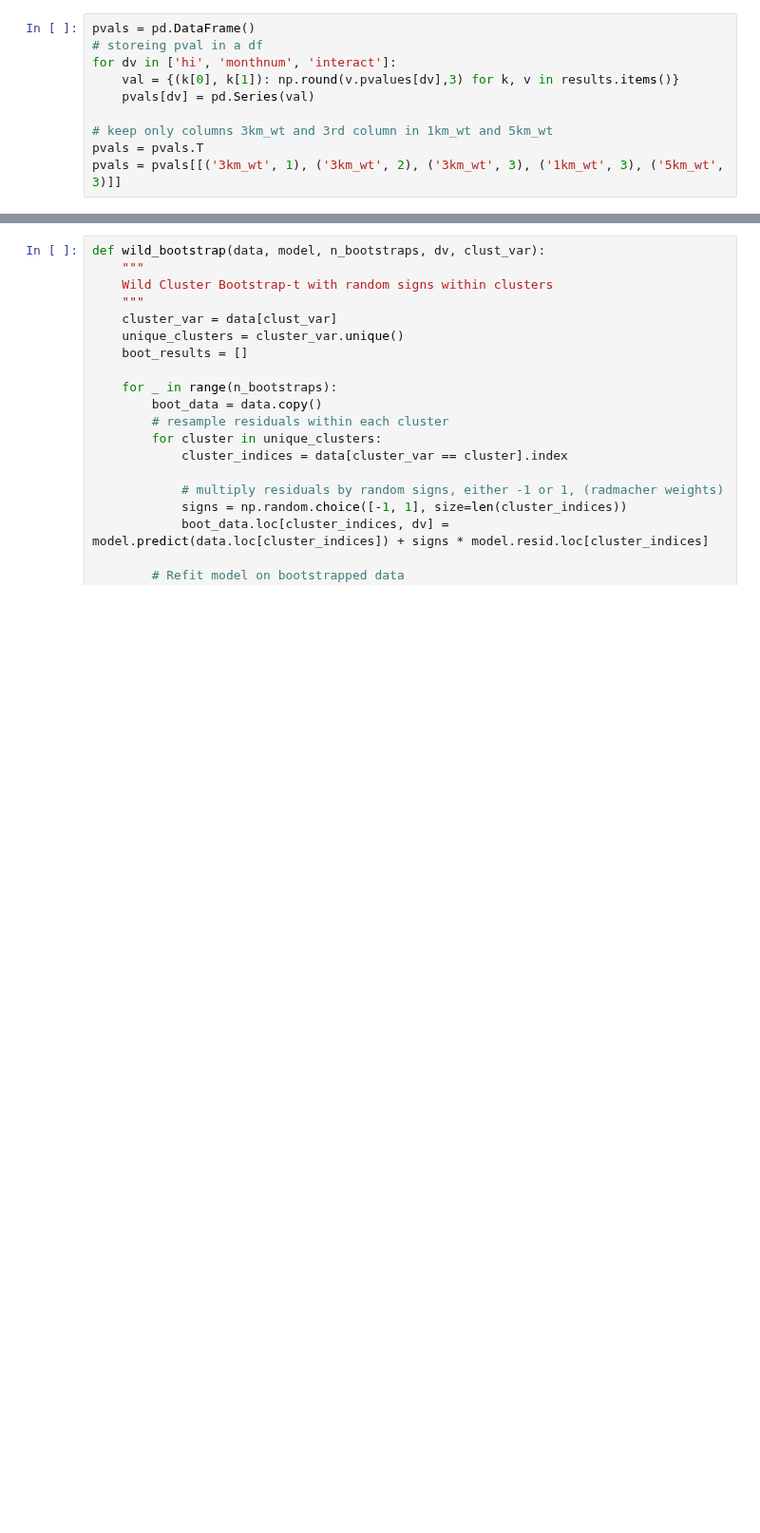
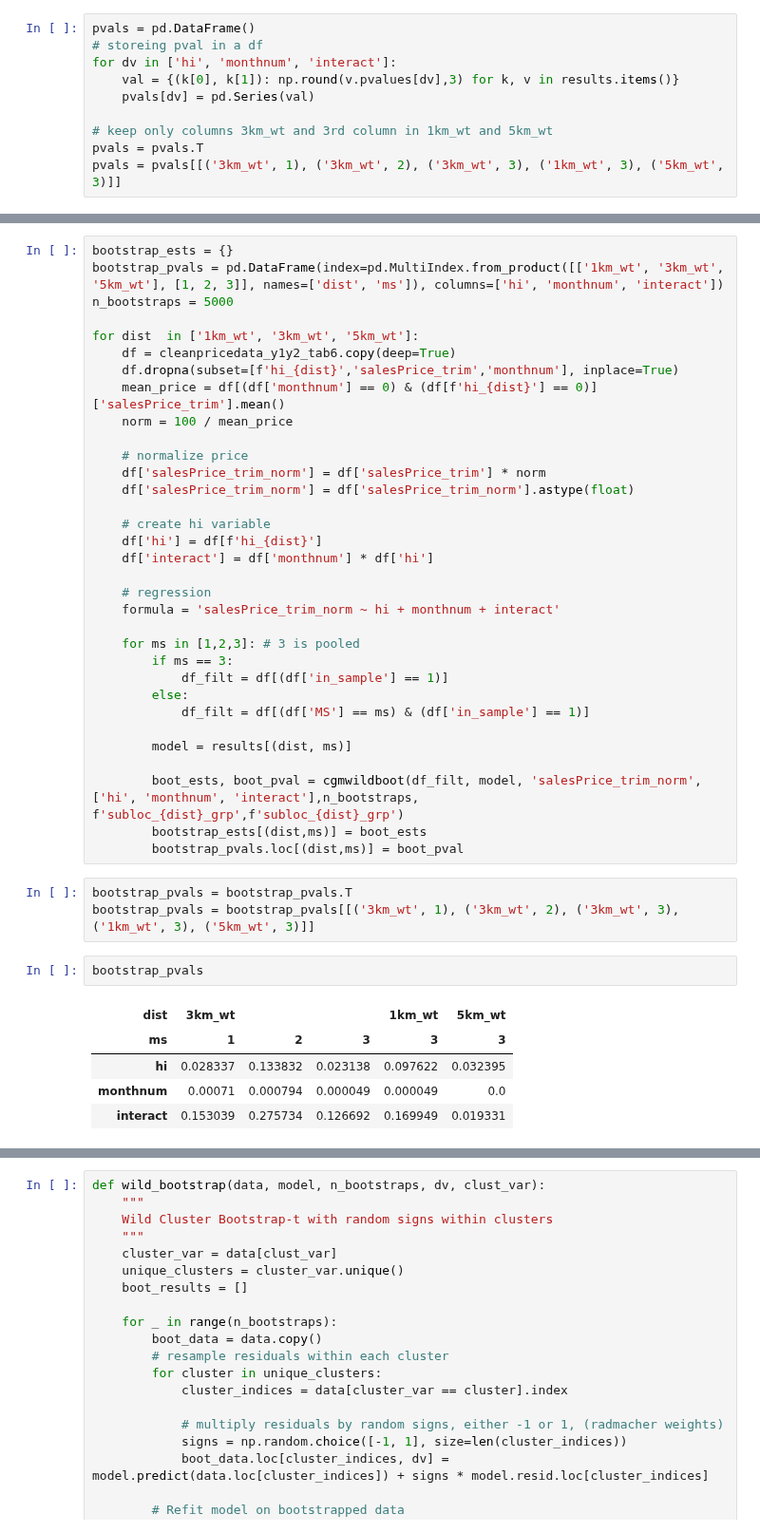
Before and after one commit to johanoelgaard/ECON148, a Jupyter notebook: proj/proj03/project_3.ipynb, the cells around one changed output, grey strips where cells are left out. Shown at 95% size. Saved outputs shown, nothing was run; the diff lists cells and outputs as text; blank space fills up the shorter version.

```diff
--- a/proj/proj03/project_3.ipynb
+++ b/proj/proj03/project_3.ipynb
@@ -569,0 +581,44 @@ def cgmwildboot(data, formula, n_bootstraps, cluster, bootcluster)
+# %%
+bootstrap_ests = {}
+bootstrap_pvals = pd.DataFrame(index=pd.MultiIndex.from_product([['1km_wt', '3km_wt', '5km_wt'], [1, 2, 3]], names=['dist', 'ms']), columns=['hi', 'monthnum', 'interact'])
+n_bootstraps = 5000
+
+for dist  in ['1km_wt', '3km_wt', '5km_wt']:
+    df = cleanpricedata_y1y2_tab6.copy(deep=True)
+    df.dropna(subset=[f'hi_{dist}','salesPrice_trim','monthnum'], inplace=True)
+    mean_price = df[(df['monthnum'] == 0) & (df[f'hi_{dist}'] == 0)]['salesPrice_trim'].mean()
+    norm = 100 / mean_price
+
+    # normalize price
+    df['salesPrice_trim_norm'] = df['salesPrice_trim'] * norm
+    df['salesPrice_trim_norm'] = df['salesPrice_trim_norm'].astype(float)
+
+    # create hi variable
+    df['hi'] = df[f'hi_{dist}']
+    df['interact'] = df['monthnum'] * df['hi']
+
+    # regression
+    formula = 'salesPrice_trim_norm ~ hi + monthnum + interact'
+
+    for ms in [1,2,3]: # 3 is pooled
+        if ms == 3:
+            df_filt = df[(df['in_sample'] == 1)]
+        else:
+            df_filt = df[(df['MS'] == ms) & (df['in_sample'] == 1)]
+
+        model = results[(dist, ms)]
+
+        boot_ests, boot_pval = cgmwildboot(df_filt, model, 'salesPrice_trim_norm',['hi', 'monthnum', 'interact'],n_bootstraps, f'subloc_{dist}_grp',f'subloc_{dist}_grp')
+        bootstrap_ests[(dist,ms)] = boot_ests
+        bootstrap_pvals.loc[(dist,ms)] = boot_pval
+# %%
+bootstrap_pvals = bootstrap_pvals.T
+bootstrap_pvals = bootstrap_pvals[[('3km_wt', 1), ('3km_wt', 2), ('3km_wt', 3), ('1km_wt', 3), ('5km_wt', 3)]]
+# %%
+bootstrap_pvals
+# %% [output]
+| dist | 3km_wt |  |  | 1km_wt | 5km_wt |
+| ms | 1 | 2 | 3 | 3 | 3 |
+| hi | 0.028337 | 0.133832 | 0.023138 | 0.097622 | 0.032395 |
+| monthnum | 0.00071 | 0.000794 | 0.000049 | 0.000049 | 0.0 |
+| interact | 0.153039 | 0.275734 | 0.126692 | 0.169949 | 0.019331 |
```
Also changed, not shown: parts of 6 cells of this notebook.
